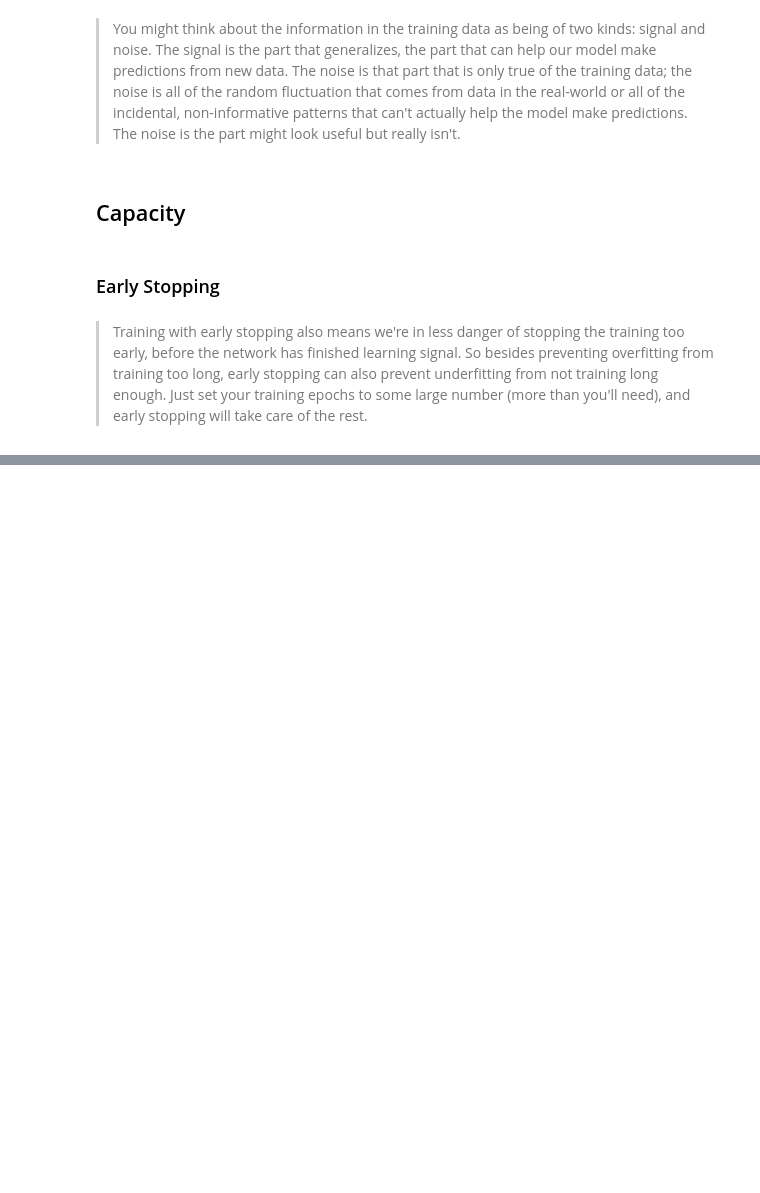
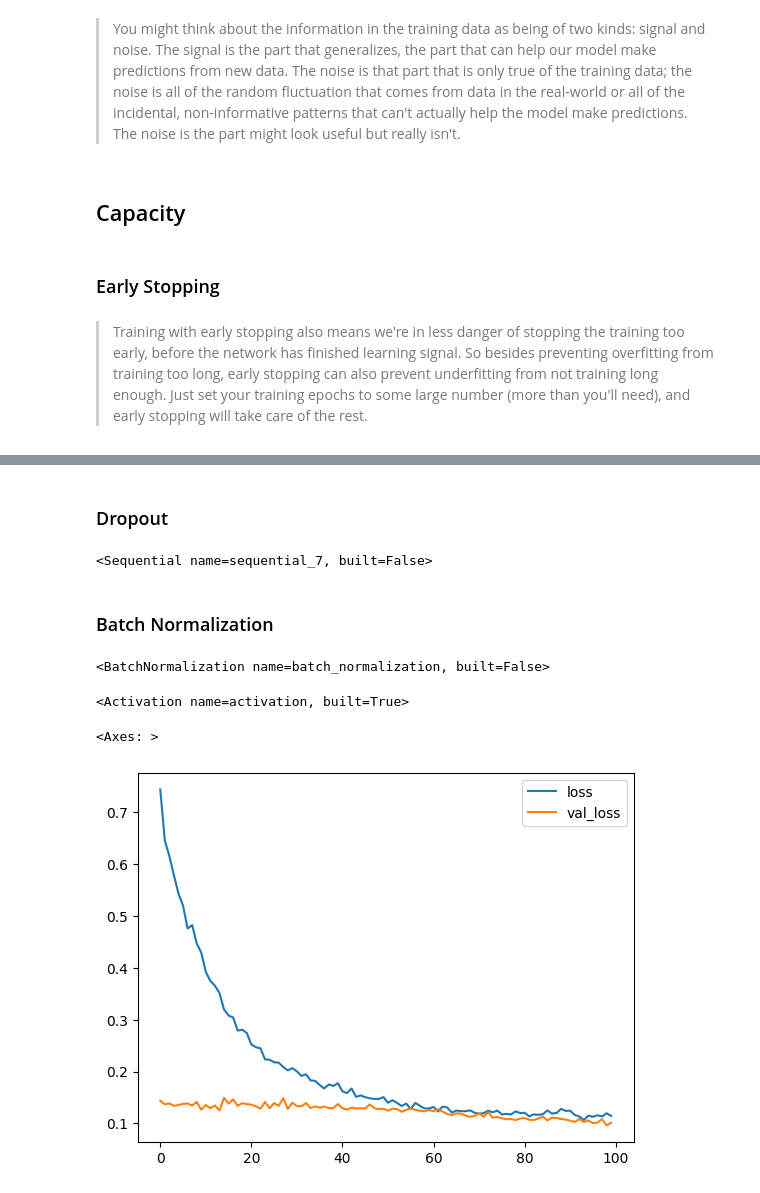
Before and after one commit to Devil-92/100_Days_of_ML, a Jupyter notebook: DeepLearningKaggleTut1.ipynb, the cells around one changed output, grey strips where cells are left out. Cells and saved outputs as stored; diff of their text form; code cells hidden in the pictures; blank space fills up the shorter version.

```diff
--- a/DeepLearningKaggleTut1.ipynb
+++ b/DeepLearningKaggleTut1.ipynb
@@ -278,0 +331,2 @@ deeper = keras.Sequential([
+# %% [markdown]
+### Dropout
@@ -278,0 +335,8 @@ deeper = keras.Sequential([
+# %%
+keras.Sequential([
+    layers.Dropout(rate = 0.3) ,
+])
+# %% [output]
+<Sequential name=sequential_7, built=False>
+# %% [markdown]
+### Batch Normalization
@@ -278,0 +348,45 @@ deeper = keras.Sequential([
+# %%
+## Can use after a layer
+layers.Dense(16 , activation = 'relu') ,
+layers.BatchNormalization()
+# %% [output]
+<BatchNormalization name=batch_normalization, built=False>
+# %%
+## Can use between a layer and activation
+layers.Dense(16) ,
+layers.BatchNormalization() ,
+layers.Activation('relu')
+# %% [output]
+<Activation name=activation, built=True>
+# %%
+model = keras.Sequential([
+    layers.Dense(1024 , activation = 'relu') ,
+    layers.Dropout(0.3) ,
+    layers.BatchNormalization() ,
+    layers.Dense(1024 , activation = 'relu') ,
+    layers.Dropout(0.3) ,
+    layers.BatchNormalization() ,
+    layers.Dense(1024 , activation = 'relu') ,
+    layers.Dropout(0.3) ,
+    layers.BatchNormalization() ,
+    layers.Dense(1)
+])
+# %%
+model.compile(
+    optimizer = 'adam' ,
+    loss = 'mae'
+)
+# %%
+hist = model.fit(
+    X_train , y_train ,
+    validation_data = (X_valid , y_valid) ,
+    batch_size = 256 ,
+    epochs = 100 ,
+    verbose = 0
+)
+# %%
+history = pd.DataFrame(hist.history)
+history[['loss' , 'val_loss']].plot()
+# %% [output]
+<Axes: >
+[figure, added]
```
Also changed, not shown: parts of 42 cells of this notebook.
